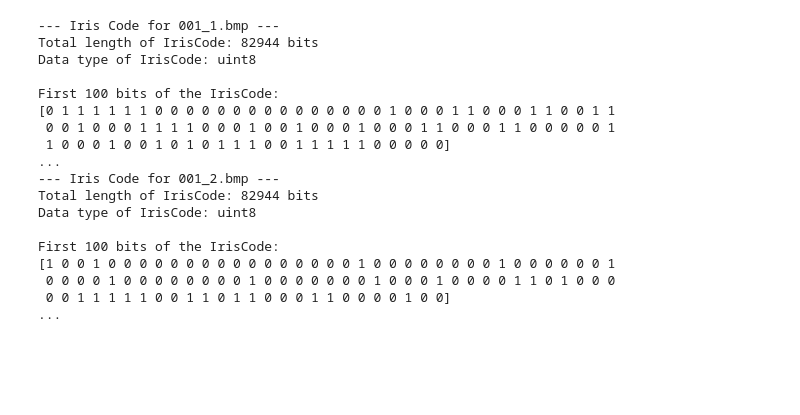
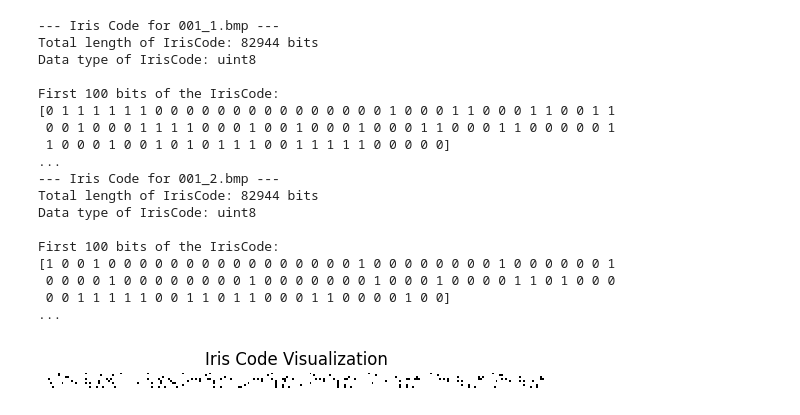
Before and after one commit to Onion-Ninja/iris-code, a Jupyter notebook: main.ipynb, the cells around one changed output. Cells and saved outputs as stored; diff of their text form; code cells hidden in the pictures; blank space fills up the shorter version.

```diff
--- a/main.ipynb
+++ b/main.ipynb
@@ -580,3 +580,15 @@ First 100 bits of the IrisCode:
  0 0 0 0 1 0 0 0 0 0 0 0 0 1 0 0 0 0 0 0 0 1 0 0 0 1 0 0 0 0 1 1 0 1 0 0 0
  0 0 1 1 1 1 1 0 0 1 1 0 1 1 0 0 0 1 1 0 0 0 0 1 0 0]
 ...
+# %%
+def visualize_iris_code(iris_code):
+    bits = np.unpackbits(iris_code)  # unpack bytes into bits (0 or 1)
+    # reshape into a 2D array (e.g., 16 rows x 128 cols = 2048 bits)
+    code_img = bits.reshape(8, 256)
+
+    plt.imshow(code_img, cmap='gray', interpolation='nearest')
+    plt.title("Iris Code Visualization")
+    plt.axis('off')
+    plt.show()
+# %% [output]
+[figure, added]
```
Also changed, not shown: parts of 6 cells of this notebook.
